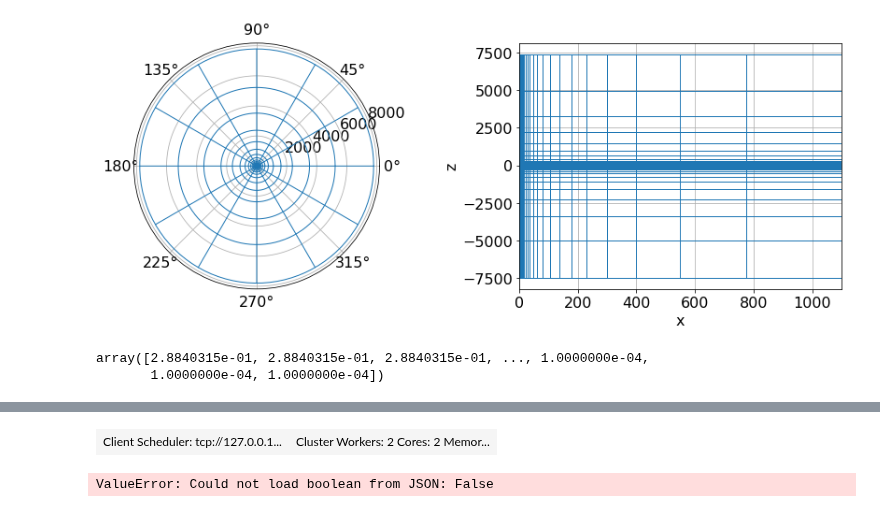
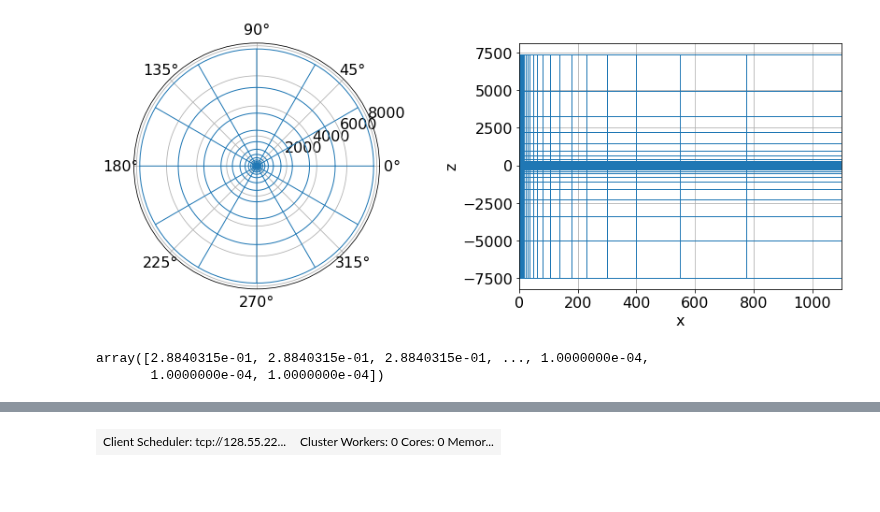
Before and after one commit to lheagy/heagy-2019-casing-ml, a Jupyter notebook: notebooks/generate_synthetic_data.ipynb, the cells around one changed output, grey strips where cells are left out. Drawn from its saved outputs; the diff is of its cells as text; code cells hidden in the pictures.

```diff
--- a/notebooks/generate_synthetic_data.ipynb
+++ b/notebooks/generate_synthetic_data.ipynb
@@ -227,2 +236,13 @@ def compute_fields(model, trial_directory):
 
     return tosave
+# %%
+cluster = dask_jobqueue.SLURMCluster(
+    cores=1,
+    processes=2, memory='120GB',
+    job_cpu=1,
+    project="m3384",
+    job_extra = ['--constraint=haswell', '--qos=debug',],
+    death_timeout=360,
+)
+
+print(cluster.job_script())
@@ -229,12 +269,10 @@ def compute_fields(model, trial_directory):
 # %%
-client = Client(threads_per_worker=1, n_workers=2)
+client = Client(cluster)
 client
 # %% [output]
-| Client Scheduler: tcp://127.0.0.1... | Cluster Workers: 2 Cores: 2 Memor... |
+| Client Scheduler: tcp://128.55.22... | Cluster Workers: 0 Cores: 0 Memor... |
 # %%
 f = {}
 for m in ["casing", "approx_casing"]:
-    f[m] = compute_fields(m, trial_directory)
-#     f[m] = dask.delayed(compute_fields)(m, trial_directory)
+#     f[m] = compute_fields(m, trial_directory)
+    f[m] = dask.delayed(compute_fields)(m, trial_directory)
-# %% [output]
-ValueError: Could not load boolean from JSON: False
```
Also changed, not shown: parts of 21 cells of this notebook, 6 other files.
